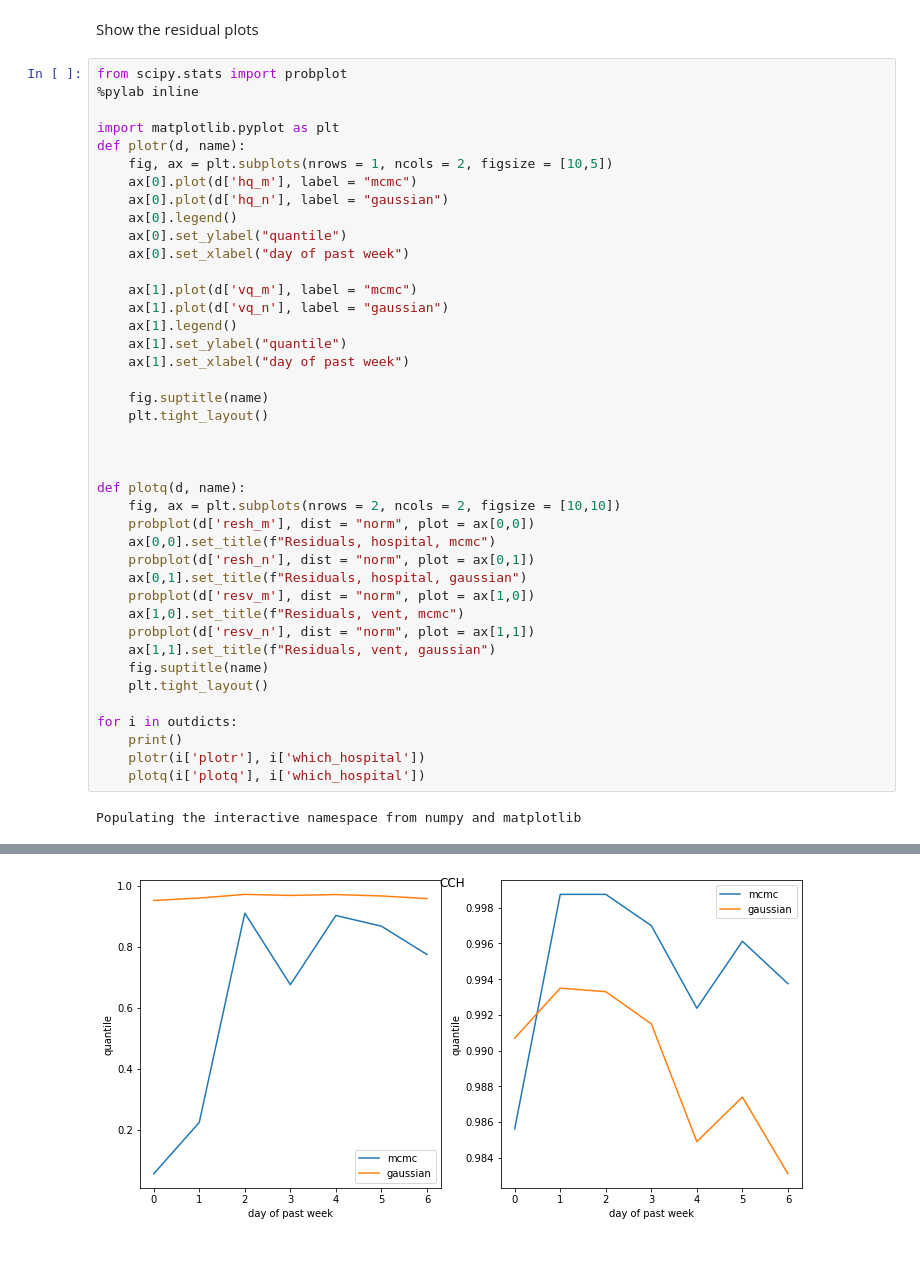
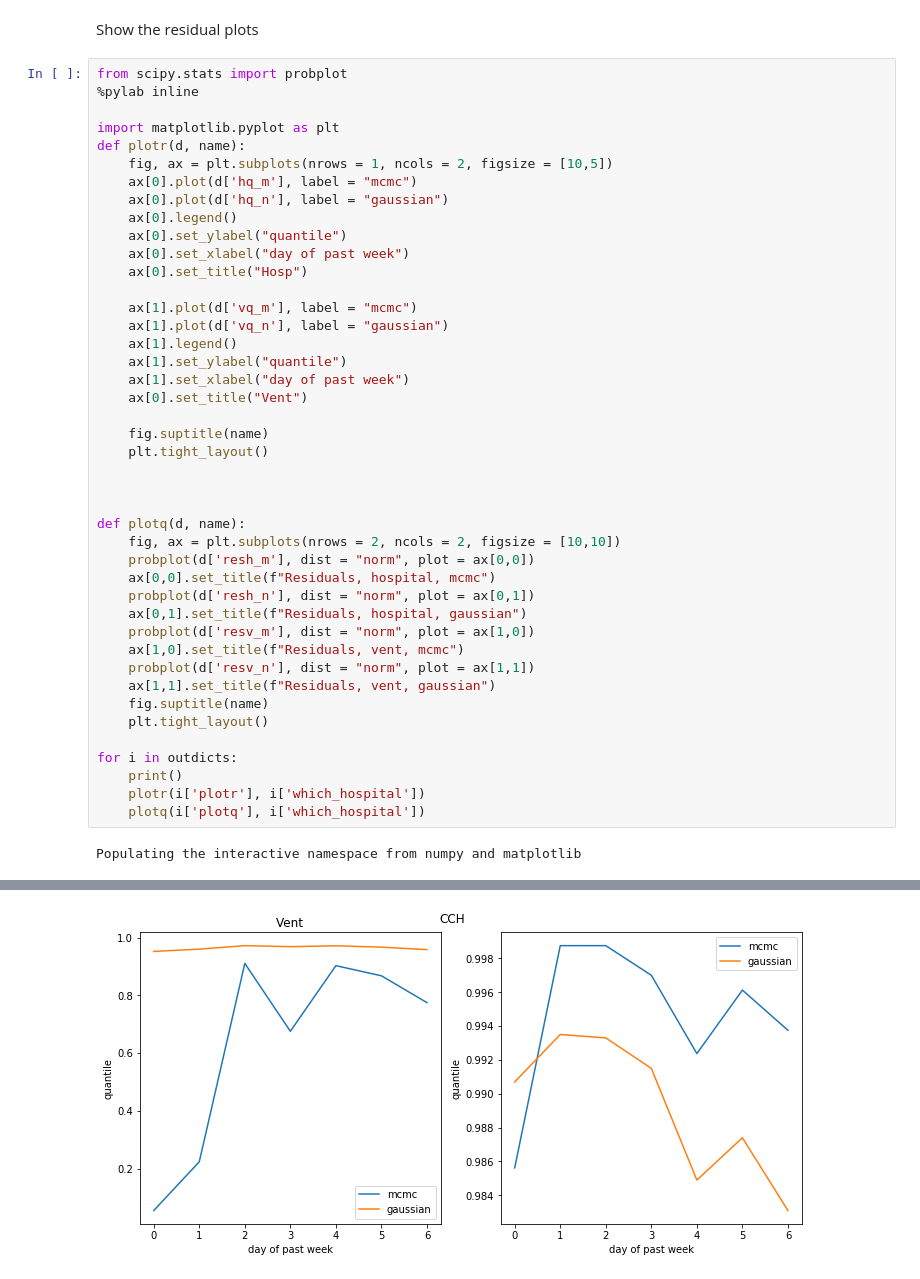
Before and after one commit to pennsignals/bayes-chime, a Jupyter notebook: notebooks/bayesmethod_xval.ipynb, the cells around one changed output, grey strips where cells are left out. Saved outputs shown, nothing was run; the diff lists cells and outputs as text.

Commit message:
title

```diff
--- a/notebooks/bayesmethod_xval.ipynb
+++ b/notebooks/bayesmethod_xval.ipynb
@@ -39,12 +39,14 @@ def plotr(d, name):
     ax[0].legend()
     ax[0].set_ylabel("quantile")
     ax[0].set_xlabel("day of past week")
+    ax[0].set_title("Hosp")
 
     ax[1].plot(d['vq_m'], label = "mcmc")
     ax[1].plot(d['vq_n'], label = "gaussian")
     ax[1].legend()
     ax[1].set_ylabel("quantile")
     ax[1].set_xlabel("day of past week")
+    ax[0].set_title("Vent")
 
     fig.suptitle(name)
     plt.tight_layout()
@@ -78,3 +80,3 @@ Populating the interactive namespace from numpy and matplotlib
 [figure]
-[figure, old version]
+[figure, new version]
 [figure]
```
Also changed, not shown: parts of 1 cell of this notebook.
